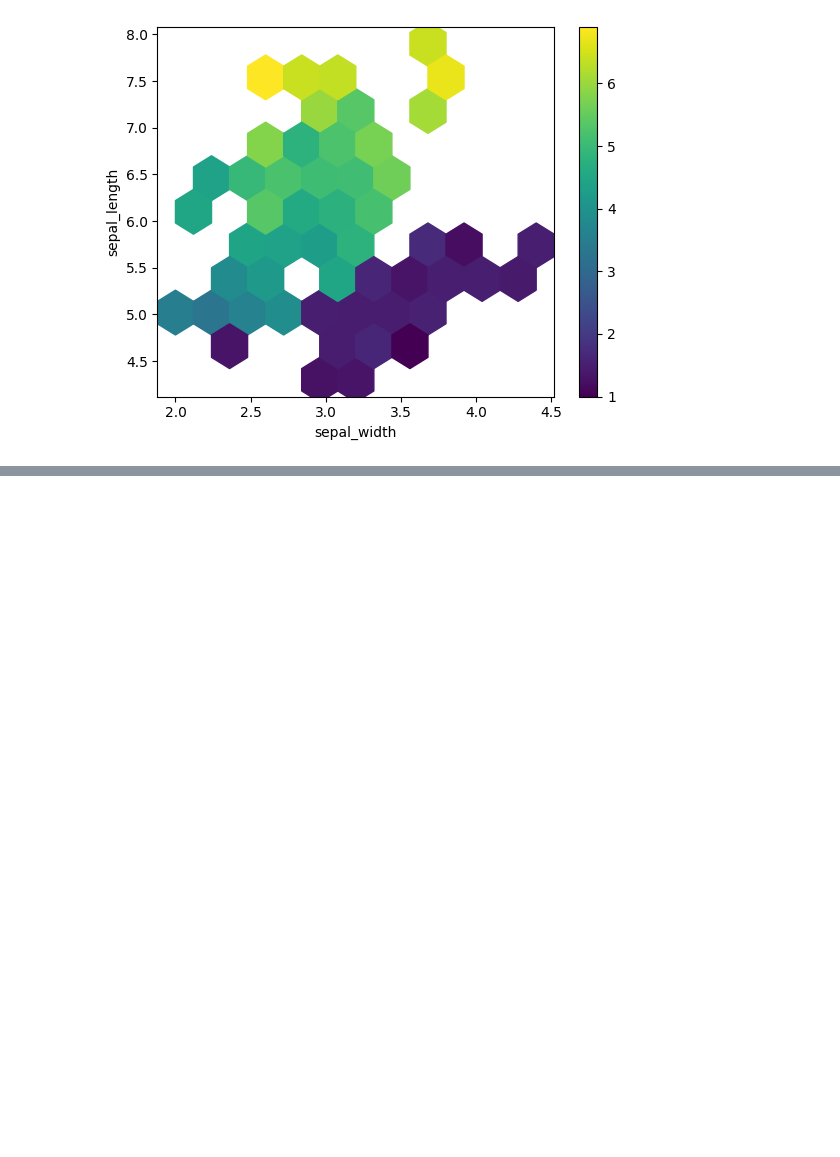
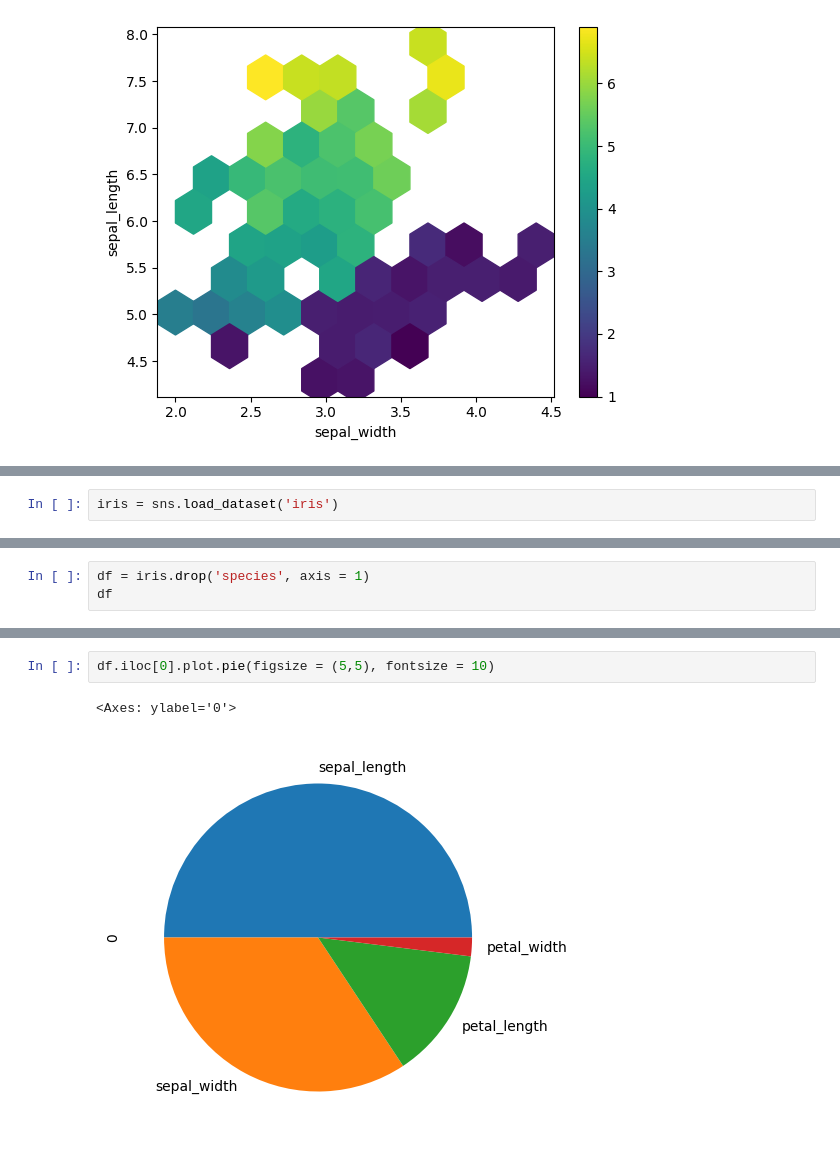
Before and after one commit to arashniroomand/MachineLearning, a Jupyter notebook: Practical_MasterClass/DataVisualization.ipynb, the cells around one changed output, grey strips where cells are left out. Drawn from its saved outputs; the diff is of its cells as text; blank space fills up the shorter version.

Commit message:
Working on Data Visualization

```diff
--- a/Practical_MasterClass/DataVisualization.ipynb
+++ b/Practical_MasterClass/DataVisualization.ipynb
@@ -187,0 +202,2 @@ iris.plot.hexbin(x = 'sepal_width', y = 'sepal_length',
+# %%
+iris = sns.load_dataset('iris')
@@ -187,0 +220,3 @@ iris.plot.hexbin(x = 'sepal_width', y = 'sepal_length',
+# %%
+df = iris.drop('species', axis = 1)
+df
@@ -187,0 +245,5 @@ iris.plot.hexbin(x = 'sepal_width', y = 'sepal_length',
+# %%
+df.iloc[0].plot.pie(figsize = (5,5), fontsize = 10)
+# %% [output]
+<Axes: ylabel='0'>
+[figure, added]
```
Also changed, not shown: parts of 7 cells of this notebook.
